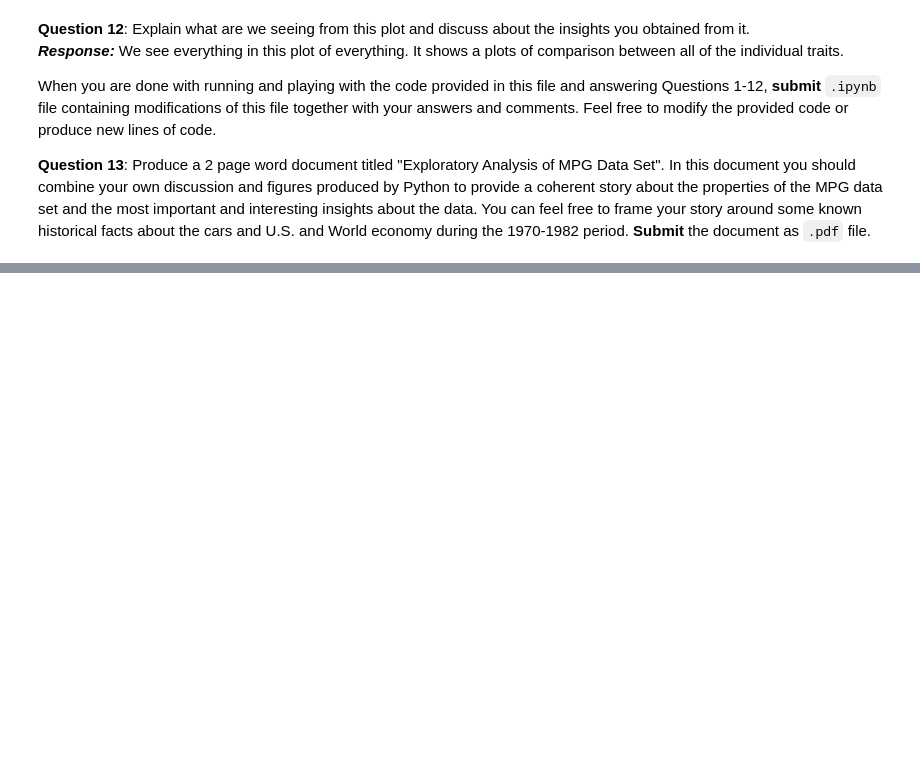
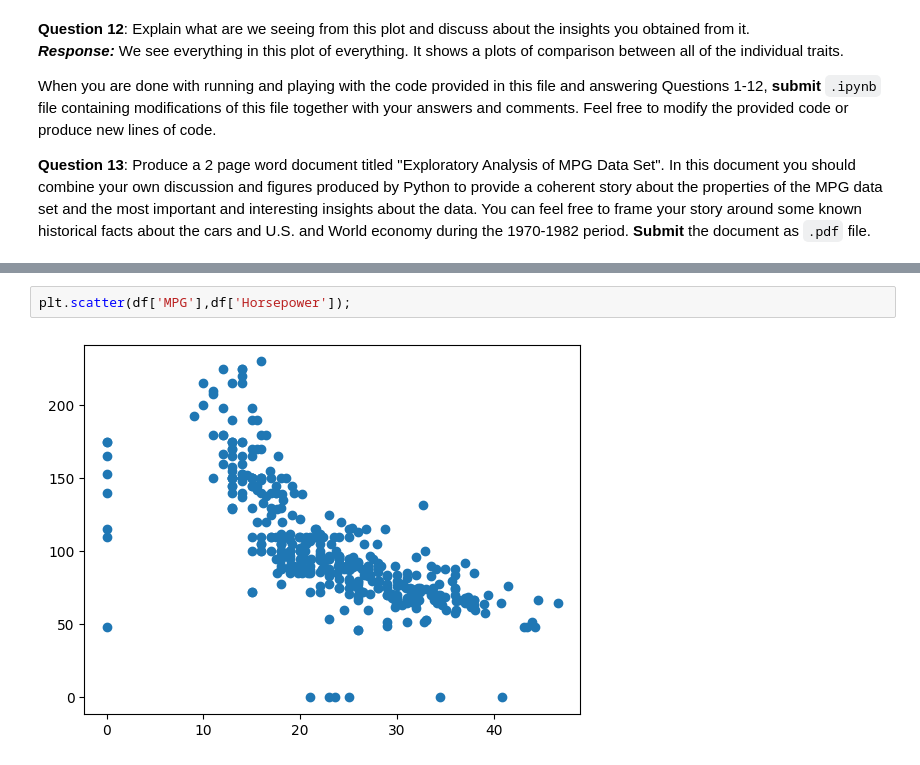
Before and after one commit to jiajingan/templeUniversity, a Jupyter notebook: CIS5526/homework2/CIS3715 (Temple - Spring 2020) Lab2.ipynb, the cells around one changed output, grey strips where cells are left out. Drawn from its saved outputs; the diff is of its cells as text; blank space fills up the shorter version.

```diff
--- a/CIS5526/homework2/CIS3715 (Temple - Spring 2020) Lab2.ipynb
+++ b/CIS5526/homework2/CIS3715 (Temple - Spring 2020) Lab2.ipynb
@@ -221,0 +230,4 @@ When you are done with running and playing with the code provided in this file a
+# %%
+plt.scatter(df['MPG'],df['Horsepower']);
+# %% [output]
+[figure, added]
```
Also changed, not shown: parts of 3 cells of this notebook, 9 other files.
